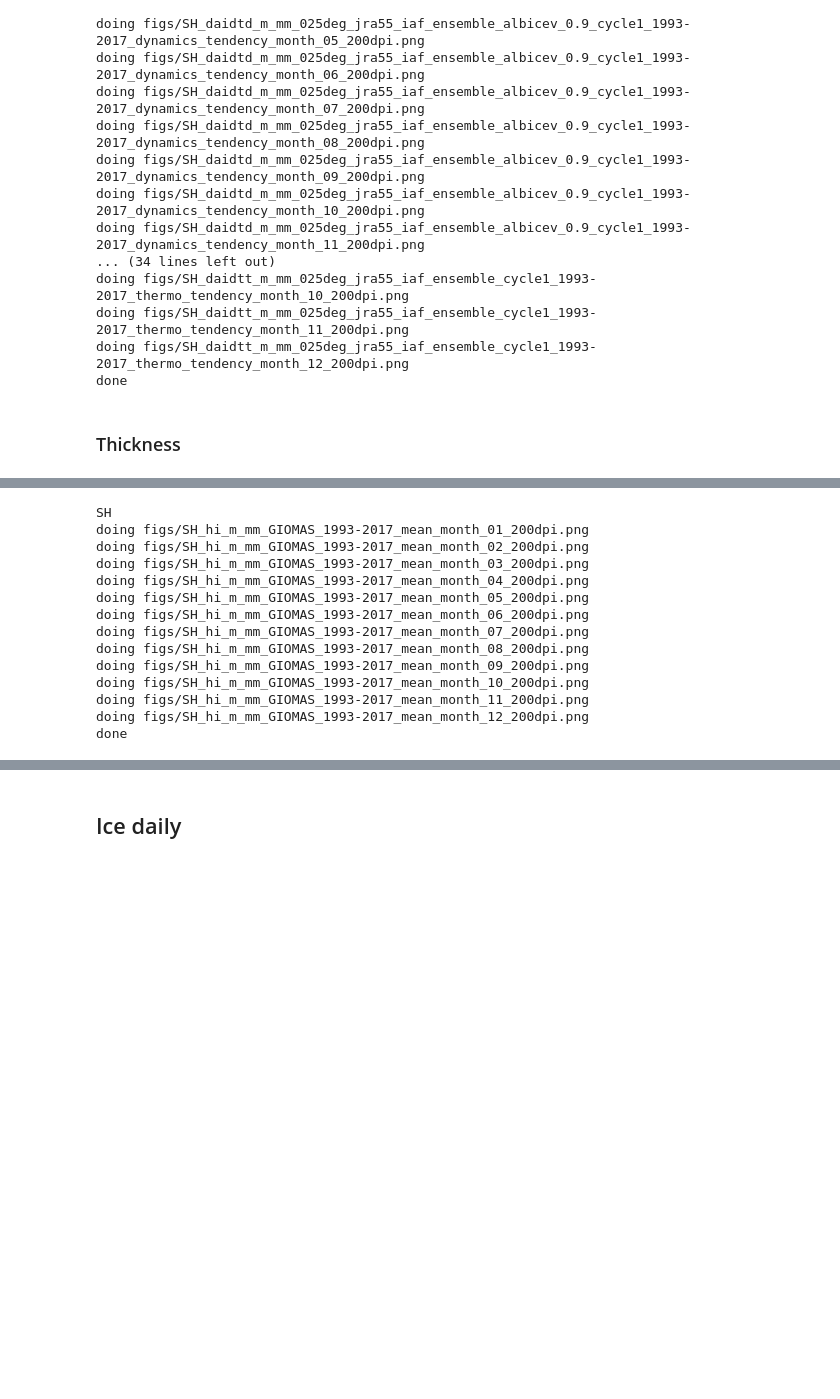
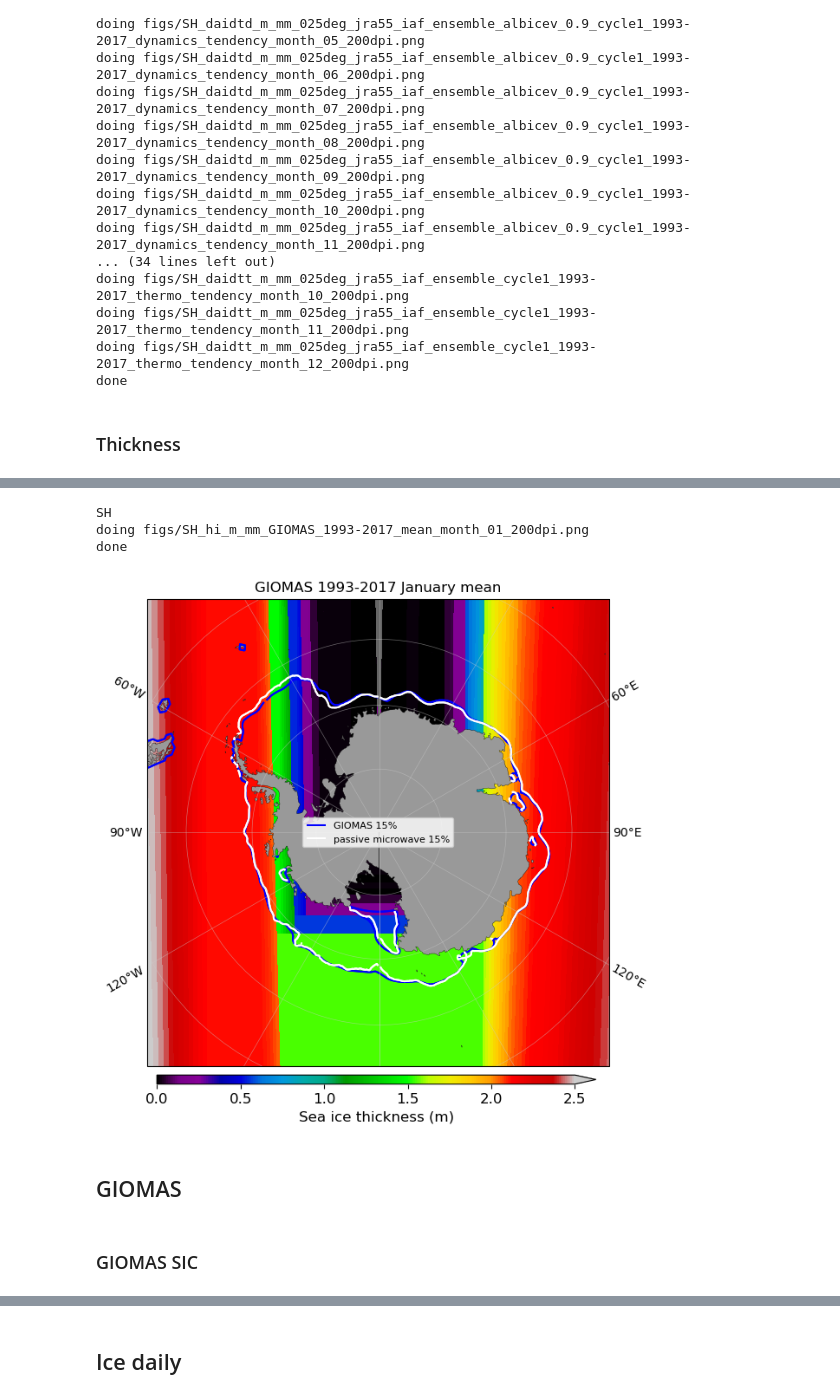
Before and after one commit to aekiss/ice_analysis, a Jupyter notebook: ice_maps.ipynb, the cells around one changed output, grey strips where cells are left out. Cells and saved outputs as stored; diff of their text form; code cells hidden in the pictures; blank space fills up the shorter version.

```diff
--- a/ice_maps.ipynb
+++ b/ice_maps.ipynb
@@ -396,7 +402,7 @@ ensemble = [ k for k in ensemble if ice_data[k][0]['res'] in ['1°'] ]
 # ensemble = [ k for k in ensemble if ice_data[k][0]['perturbed'] in ['albicev', None] ]
 
 
-# ensemble = [ k for k in ensemble if ice_data[k][0]['perturbed'] in [None] ]  # control run only
+ensemble = [ k for k in ensemble if ice_data[k][0]['perturbed'] in [None] ]  # control run only
 ensemble.sort()
 controlkeys = [ k for k in ensemble if ice_data[k][0]['perturbed']==None ]
 # %% [raw]
@@ -434,13 +424,13 @@ controlkeys
 for ekey in ensemble: # just the ensemble
     print(ekey)
     for ide in ice_data[ekey]:
-#         loaddata(ide, varnames=['aice_m'])
+        loaddata(ide, varnames=['aice_m'])
 
 #         loaddata(ide, varnames=['daidtd_m', 'daidtt_m'])  # area tendency due to dynamics and thermo
-        loaddata(ide, varnames=['dvidtd_m', 'dvidtt_m'])  # volume tendency due to dynamics and thermo
-        loaddata(ide, varnames=['congel_m', 'frazil_m', 'meltt_m', 'meltb_m', 'meltl_m', 'snoice_m', 'evap_ai_m'])  # volume tendency due to dynamics and thermo
+#         loaddata(ide, varnames=['dvidtd_m', 'dvidtt_m'])  # volume tendency due to dynamics and thermo
+#         loaddata(ide, varnames=['congel_m', 'frazil_m', 'meltt_m', 'meltb_m', 'meltl_m', 'snoice_m', 'evap_ai_m'])  # volume tendency due to dynamics and thermo
 
-#         loaddata(ide, varnames=['hi_m'])
+        loaddata(ide, varnames=['hi_m'])
 #         loaddata(ide, varnames=['hi'])
 
 #         loaddata(ide, varnames=['mld'], model='mom', ncfiles=['ocean-2d-mld-1-daily-mean-ym_%'])
@@ -1747,13 +1740,17 @@ done
 # plot monthly ice thickness climatologies from each cycle of each model
 for viewname, view in views.items():
     print(viewname)
+    if viewname in ['NH']:
+        hem = 'NH'
+    else:
+        hem = 'SH'
     if viewname == 'NH':
         cbar_ticklevels=np.arange(0, 5.01, 1.0)
     elif viewname == 'Amundsen-Bellingshausen':
         cbar_ticklevels=np.arange(0, 3.501, 0.5)
     else:
         cbar_ticklevels=np.arange(0, 2.501, 0.5)
-    for enum, ekey in enumerate(ice_data.keys()):
+    for enum, ekey in enumerate(ensemble):
         for cycle, ide in enumerate(ice_data[ekey], start=1):
             for var in ['hi_m_mm']:
                 for m in range(1,13):
@@ -1794,52 +1803,52 @@ KeyError: 'hi_m_mm'
 # plot monthly climatologies of SIT from GIOMAS
 for viewname, view in views.items():
     print(viewname)
+    if viewname in ['NH']:
+        hem = 'NH'
+    else:
+        hem = 'SH'
     if viewname == 'NH':
         cbar_ticklevels=np.arange(0, 5.01, 1.0)
     elif viewname == 'Amundsen-Bellingshausen':
         cbar_ticklevels=np.arange(0, 3.501, 0.5)
     else:
         cbar_ticklevels=np.arange(0, 2.501, 0.5)
     for m in range(1,13):
         title = ' '.join(['GIOMAS', yearrange, calendar.month_name[m], 'mean'])
         fname = figname('_'.join([viewname, 'hi_m_mm', 'GIOMAS', yearrange, 'mean', 'month', str(m).zfill(2)]))
         if False: #os.path.exists(fname):
             print('   -- skipping', fname)
         else:
-            v = GIOMAS_mm.sel(month=m)
-#             vsic = ide['aice_m_mm'].sel(month=m) # TODO - also plot GIOMAS SIC - need to get it from /g/data/v14/pas548/obs/seaice/giomas/GIOMAS_sea-ice.nc
+            v = GIOMAS_hi_m_mm.sel(month=m)
+            vsic = GIOMAS_aice_m_mm.sel(month=m)
             obsv = eval('_'.join(['obs', hem, 'mm'])).sel(month=m)
 
             print('doing', fname)
 #             plotSIC(v, cbar_label='Sea ice thickness (m)',
 #                     cmap_gamma=1., cbar_ticklevels=cbar_ticklevels, cbar_sigfigs=1, extend='max', **view).set_title(title);
             plotSIC(v, cbar_label='Sea ice thickness (m)',
                     cmap_gamma=1., cbar_ticklevels=cbar_ticklevels, cbar_sigfigs=1, extend='max',
                     contourvars=[
 #                                 (idev1[var].sel(month=m), idev1['desc'], {'levels': extlevel, 'colors': 'C'+str(enum+3)}), # 'x': 'longitude', 'y': 'latitude', 'transform': ccrs.PlateCarree()}), # old v1 config
 #                     (vsic, ide['desc'], {'levels': extlevel, 'colors': 'C'+str(enum)}), #, 'x': 'longitude', 'y': 'latitude', 'transform': ccrs.PlateCarree()}),
 # sliced to work around a cartopy bug https://stackoverflow.com/questions/55062406/cartopy-fails-to-correctly-contour-data-on-rotated-grid
+                    (vsic.isel(xt_ocean=slice(0, 41)), 'GIOMAS',     {'levels': extlevel, 'colors': 'b'}), #, 'x': 'longitude', 'y': 'latitude', 'transform': ccrs.PlateCarree()}),
+                    (vsic.isel(xt_ocean=slice(41, None)), None,     {'levels': extlevel, 'colors': 'b'}), #, 'x': 'longitude', 'y': 'latitude', 'transform': ccrs.PlateCarree()}),
                     (obsv.isel(xt_ocean=slice(0, 158)), 'passive microwave',     {'levels': extlevel, 'colors': 'white'}), #, 'x': 'longitude', 'y': 'latitude', 'transform': ccrs.PlateCarree()}),
-                    (obsv.isel(xt_ocean=slice(158, 100000)), None, {'levels': extlevel, 'colors': 'white'}), #, 'x': 'longitude', 'y': 'latitude', 'transform': ccrs.PlateCarree()})],
+                    (obsv.isel(xt_ocean=slice(158, None)), None, {'levels': extlevel, 'colors': 'white'}), #, 'x': 'longitude', 'y': 'latitude', 'transform': ccrs.PlateCarree()})],
             ],
                     **view).set_title(title);
 
-            savefigure(fname)
-            plt.close()
-#             break
+#             savefigure(fname)
+#             plt.close()
+            break
 print('done')
 # %% [output]
 SH
 doing figs/SH_hi_m_mm_GIOMAS_1993-2017_mean_month_01_200dpi.png
-doing figs/SH_hi_m_mm_GIOMAS_1993-2017_mean_month_02_200dpi.png
-doing figs/SH_hi_m_mm_GIOMAS_1993-2017_mean_month_03_200dpi.png
-doing figs/SH_hi_m_mm_GIOMAS_1993-2017_mean_month_04_200dpi.png
-doing figs/SH_hi_m_mm_GIOMAS_1993-2017_mean_month_05_200dpi.png
-doing figs/SH_hi_m_mm_GIOMAS_1993-2017_mean_month_06_200dpi.png
-doing figs/SH_hi_m_mm_GIOMAS_1993-2017_mean_month_07_200dpi.png
-doing figs/SH_hi_m_mm_GIOMAS_1993-2017_mean_month_08_200dpi.png
-doing figs/SH_hi_m_mm_GIOMAS_1993-2017_mean_month_09_200dpi.png
-doing figs/SH_hi_m_mm_GIOMAS_1993-2017_mean_month_10_200dpi.png
-doing figs/SH_hi_m_mm_GIOMAS_1993-2017_mean_month_11_200dpi.png
-doing figs/SH_hi_m_mm_GIOMAS_1993-2017_mean_month_12_200dpi.png
 done
+[figure, added]
+# %% [markdown]
+## GIOMAS
+# %% [markdown]
+### GIOMAS SIC
```
Also changed, not shown: parts of 26 cells of this notebook.
